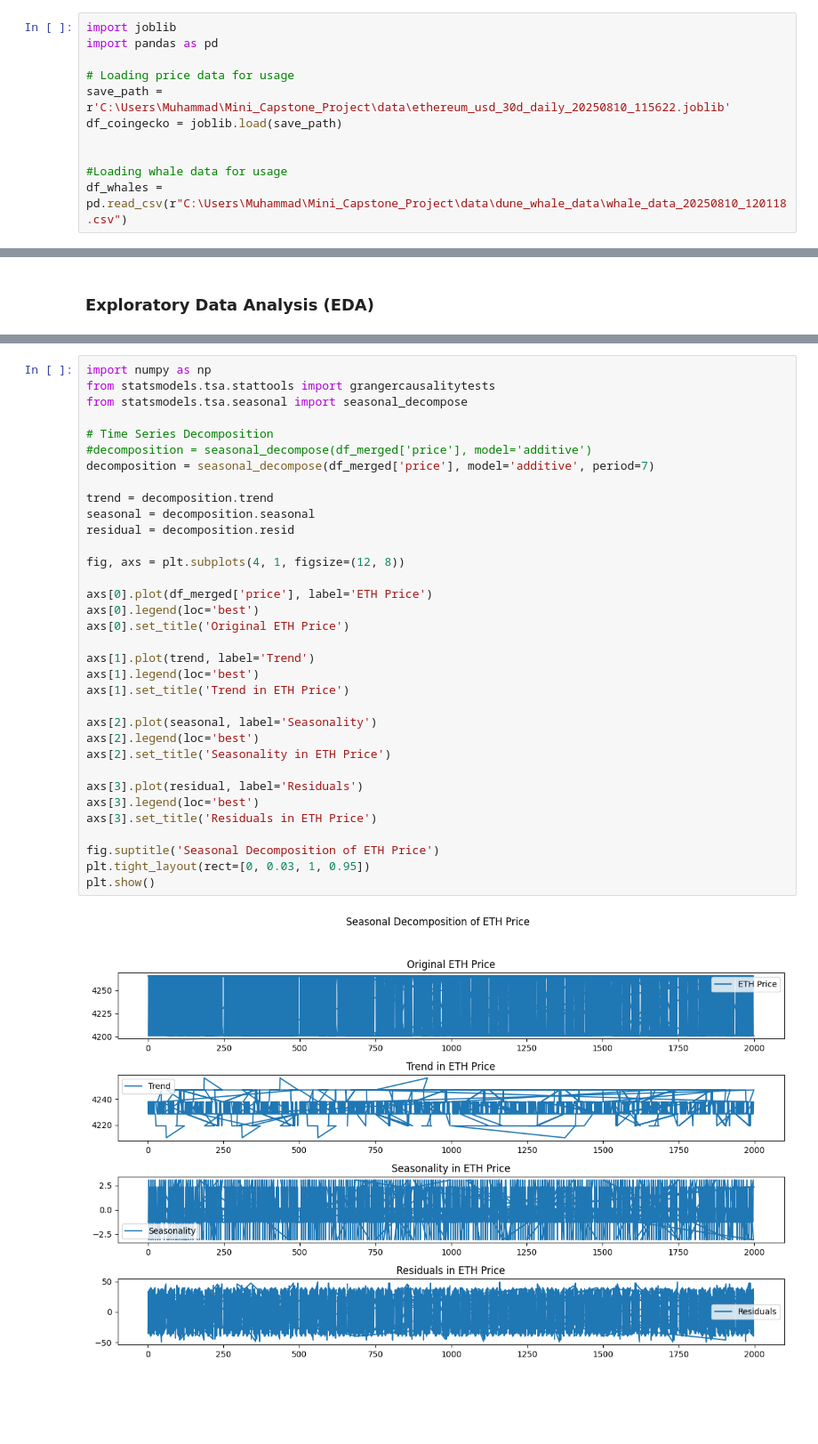
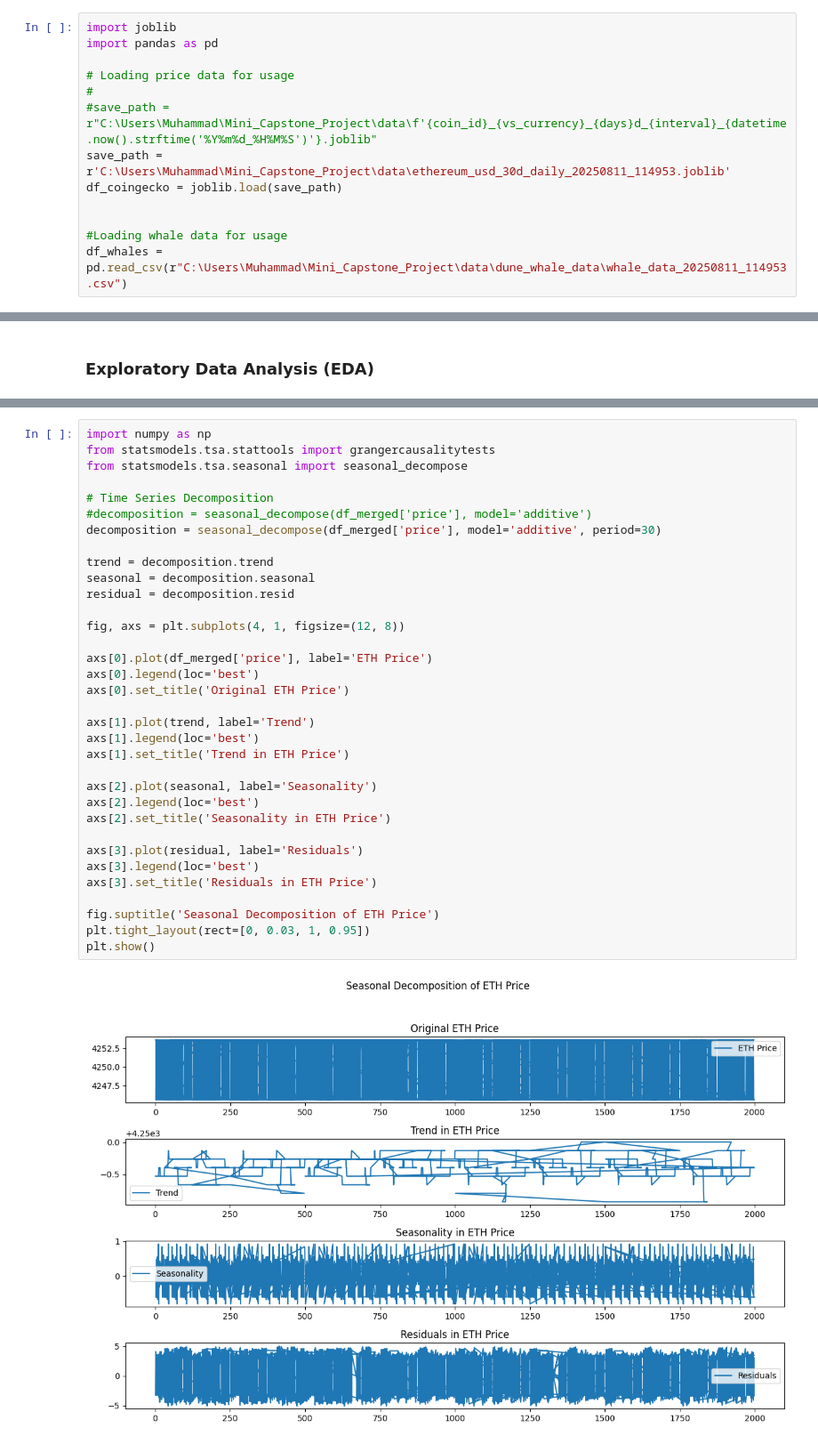
Before and after one commit to ShuaibuAlchemist/Mini_Capstone_Project, a Jupyter notebook: visualization_file.ipynb, the cells around one changed output, grey strips where cells are left out. Shown at 89% size. Drawn from its saved outputs; the diff is of its cells as text; blank space fills up the shorter version.

```diff
--- a/visualization_file.ipynb
+++ b/visualization_file.ipynb
@@ -7,12 +7,14 @@ import joblib
 import pandas as pd
 
 # Loading price data for usage
-save_path = r'C:\Users\Muhammad\Mini_Capstone_Project\data\ethereum_usd_30d_daily_20250810_115622.joblib'
+#
+#save_path = r"C:\Users\Muhammad\Mini_Capstone_Project\data\f'{coin_id}_{vs_currency}_{days}d_{interval}_{datetime.now().strftime('%Y%m%d_%H%M%S')'}.joblib"
+save_path = r'C:\Users\Muhammad\Mini_Capstone_Project\data\ethereum_usd_30d_daily_20250811_114953.joblib'
 df_coingecko = joblib.load(save_path)
 
 
 #Loading whale data for usage
-df_whales = pd.read_csv(r"C:\Users\Muhammad\Mini_Capstone_Project\data\dune_whale_data\whale_data_20250810_120118.csv")
+df_whales = pd.read_csv(r"C:\Users\Muhammad\Mini_Capstone_Project\data\dune_whale_data\whale_data_20250811_114953.csv")
 # %% [markdown]
 ### Data Wrangling (with Pandas)
 ### Merge datasets on timestamp (hour/day)
@@ -162,35 +164,35 @@ from statsmodels.tsa.seasonal import seasonal_decompose
 
 # Time Series Decomposition
 #decomposition = seasonal_decompose(df_merged['price'], model='additive')
-decomposition = seasonal_decompose(df_merged['price'], model='additive', period=7)
+decomposition = seasonal_decompose(df_merged['price'], model='additive', period=30)
 
 trend = decomposition.trend
 seasonal = decomposition.seasonal
 residual = decomposition.resid
 
 fig, axs = plt.subplots(4, 1, figsize=(12, 8))
 
 axs[0].plot(df_merged['price'], label='ETH Price')
 axs[0].legend(loc='best')
 axs[0].set_title('Original ETH Price')
 
 axs[1].plot(trend, label='Trend')
 axs[1].legend(loc='best')
 axs[1].set_title('Trend in ETH Price')
 
 axs[2].plot(seasonal, label='Seasonality')
 axs[2].legend(loc='best')
 axs[2].set_title('Seasonality in ETH Price')
 
 axs[3].plot(residual, label='Residuals')
 axs[3].legend(loc='best')
 axs[3].set_title('Residuals in ETH Price')
 
 fig.suptitle('Seasonal Decomposition of ETH Price')
 plt.tight_layout(rect=[0, 0.03, 1, 0.95])
 plt.show()
 # %% [output]
-[figure, old version]
+[figure, new version]
 # %%
 
 #Time Series Plots: Whale Activity vs Price
```
Also changed, not shown: parts of 7 cells of this notebook, 3 other files.
